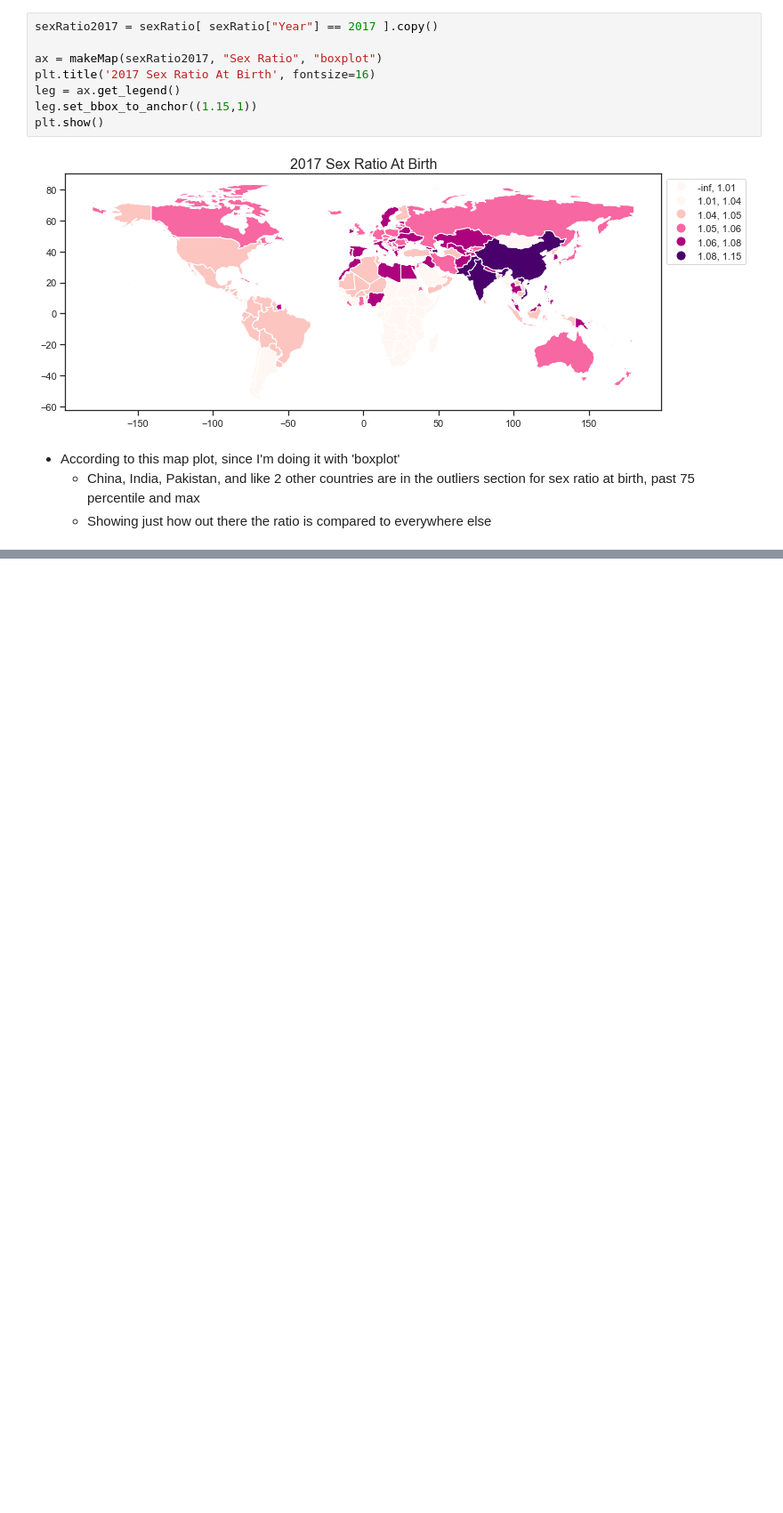
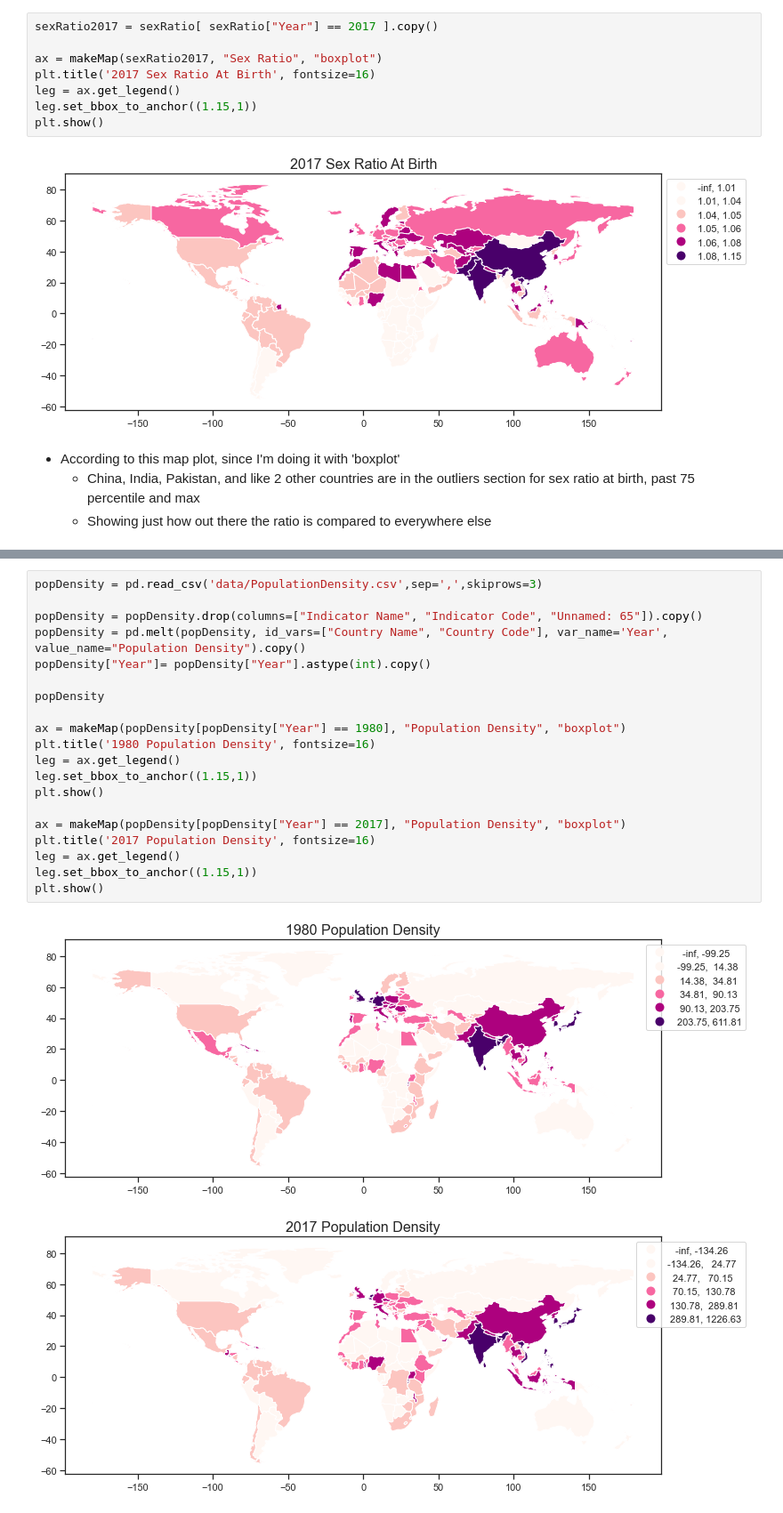
Before and after one commit to annapoliswu/CISC367_Final, a Jupyter notebook: messy-china-population-analysis.ipynb, the cells around one changed output, grey strips where cells are left out. Shown at 89% size. Cells and saved outputs as stored; diff of their text form; blank space fills up the shorter version.

```diff
--- a/messy-china-population-analysis.ipynb
+++ b/messy-china-population-analysis.ipynb
@@ -514,0 +502,23 @@ memory usage: 7.5+ KB
+# %%
+popDensity = pd.read_csv('data/PopulationDensity.csv',sep=',',skiprows=3)
+
+popDensity = popDensity.drop(columns=["Indicator Name", "Indicator Code", "Unnamed: 65"]).copy()
+popDensity = pd.melt(popDensity, id_vars=["Country Name", "Country Code"], var_name='Year', value_name="Population Density").copy()
+popDensity["Year"]= popDensity["Year"].astype(int).copy()
+
+popDensity
+
+ax = makeMap(popDensity[popDensity["Year"] == 1980], "Population Density", "boxplot")
+plt.title('1980 Population Density', fontsize=16)
+leg = ax.get_legend()
+leg.set_bbox_to_anchor((1.15,1))
+plt.show()
+
+ax = makeMap(popDensity[popDensity["Year"] == 2017], "Population Density", "boxplot")
+plt.title('2017 Population Density', fontsize=16)
+leg = ax.get_legend()
+leg.set_bbox_to_anchor((1.15,1))
+plt.show()
+# %% [output]
+[figure, added]
+[figure, added]
```
Also changed, not shown: parts of 18 cells of this notebook, 7 other files.
